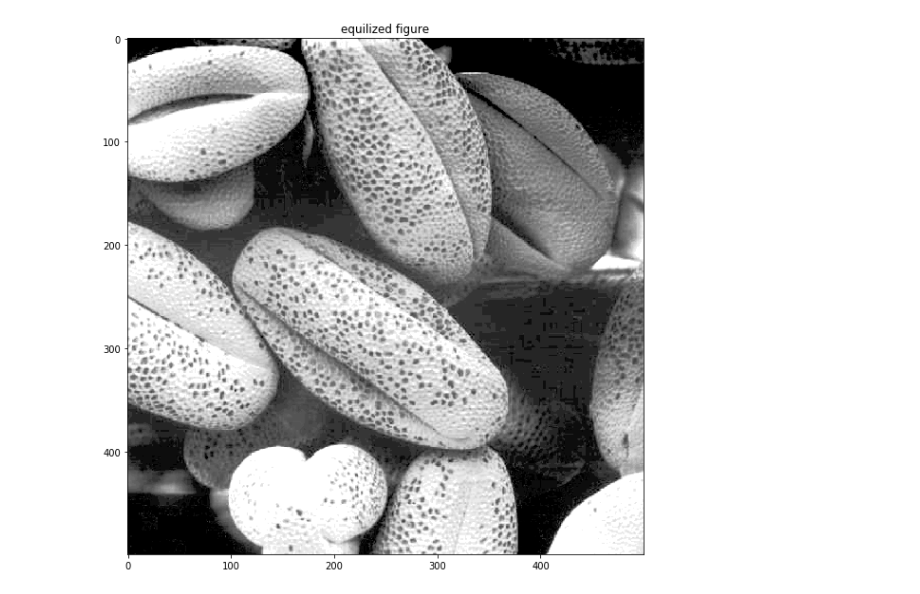
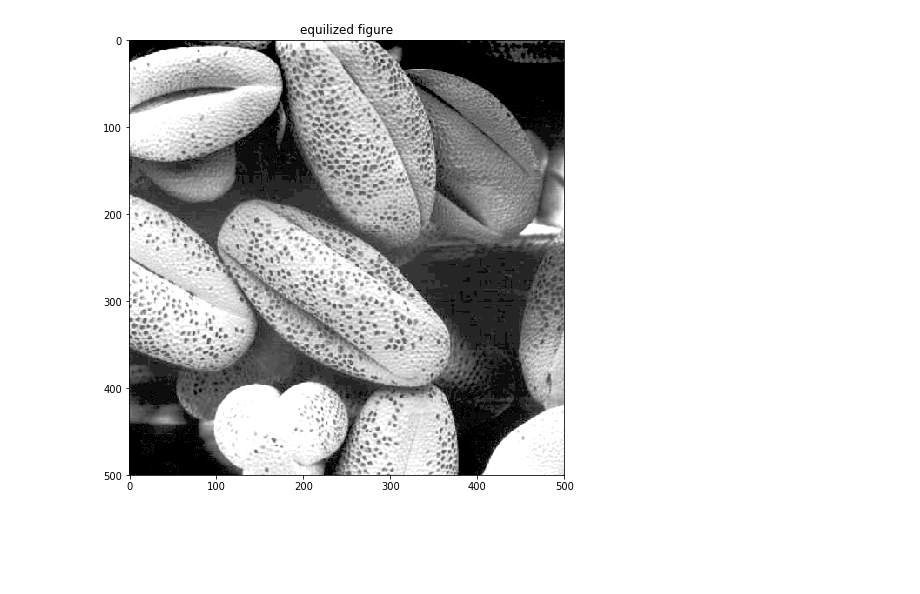
Before and after one commit to strikerhac/Histogram-Equilization, a Jupyter notebook: LAB7 Hassaan Akbar Cheema 174351.ipynb, the cells around one changed output. Cells and saved outputs as stored; diff of their text form; code cells hidden in the pictures; blank space fills up the shorter version.

```diff
--- a/LAB7 Hassaan Akbar Cheema 174351.ipynb
+++ b/LAB7 Hassaan Akbar Cheema 174351.ipynb
@@ -15,9 +9,6 @@ import imageio
 def histogram_Equilization(image):
     #read image, plot image and plot it's histogram
     hist = imageio.imread(image)
-    plt.imshow(hist, cmap = matplotlib.cm.Greys_r)
-    plt.title("original image")
-    plt.show()
     plt.hist(hist.ravel(),256,[0,256]);
     plt.title("histogram of the original image")
     plt.show()
@@ -46,13 +37,17 @@ def histogram_Equilization(image):
     intensity = intensity*255
     #plot the map
     plt.plot(intensity)
-    plt.title("transformed cumsum distribution to the dynamic range of the original image")
+    plt.title("cumsum distribution transformed to the dynamic range")
     plt.show()
     #apply the map
     container = np.zeros((hist.shape[0],hist.shape[1]))
     for r in range(len(hist)):
         for c in range(len(hist[r])):
             container[r][c] = intensity[hist[r][c]]
+    #Histogram of Equilized Image
+    plt.hist(container.ravel(),256,[0,256]);
+    plt.title("equilized histogram")
+    plt.show()
     return container
 # %%
 container = histogram_Equilization("hist2.tif")
@@ -66,8 +68,7 @@ container = histogram_Equilization("hist2.tif")
 # %%
-#plot the equilized figure
-plt.figure(figsize=(10,10))
+plt.figure(figsize=(8,8))
 plt.imshow(container, cmap = matplotlib.cm.Greys_r)
 plt.title("equilized figure")
 plt.show()
 # %% [output]
-[figure, old version]
+[figure, new version]
```
Also changed, not shown: parts of 4 cells of this notebook.
